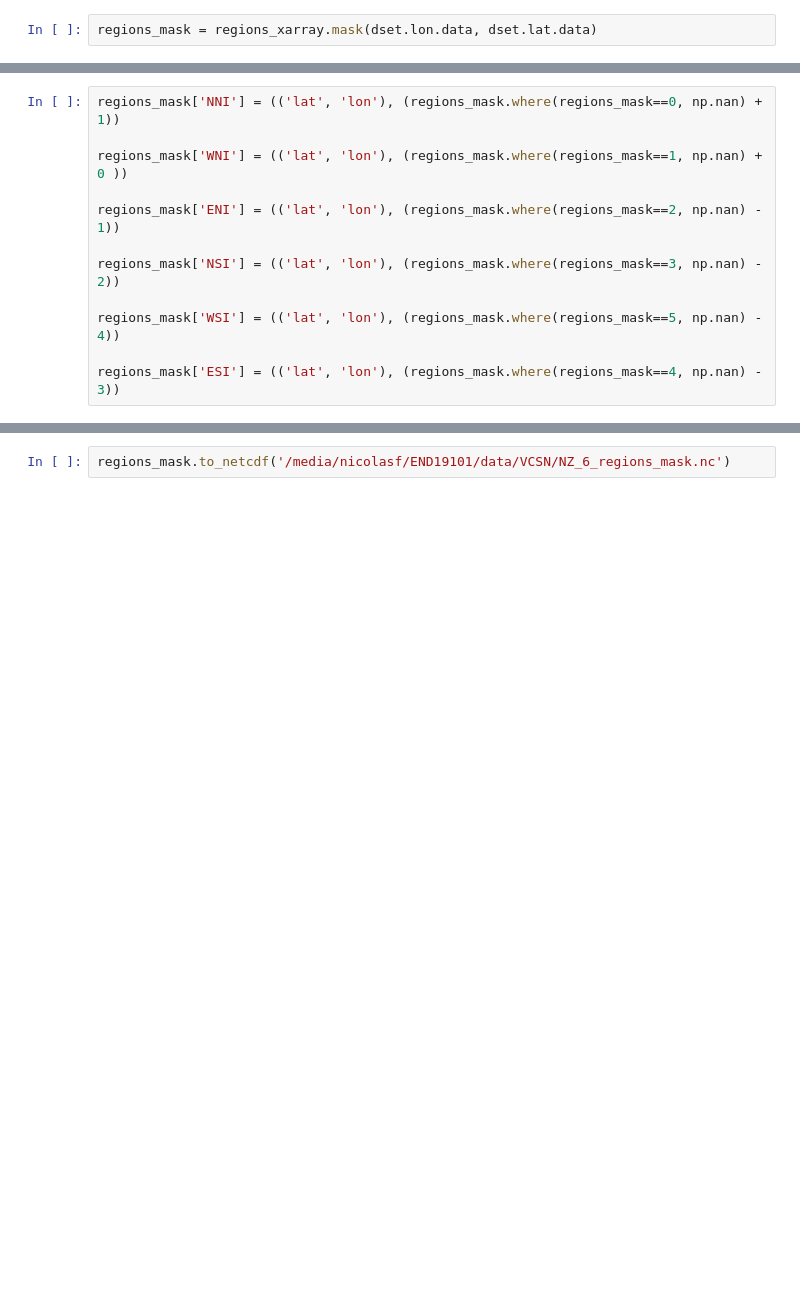
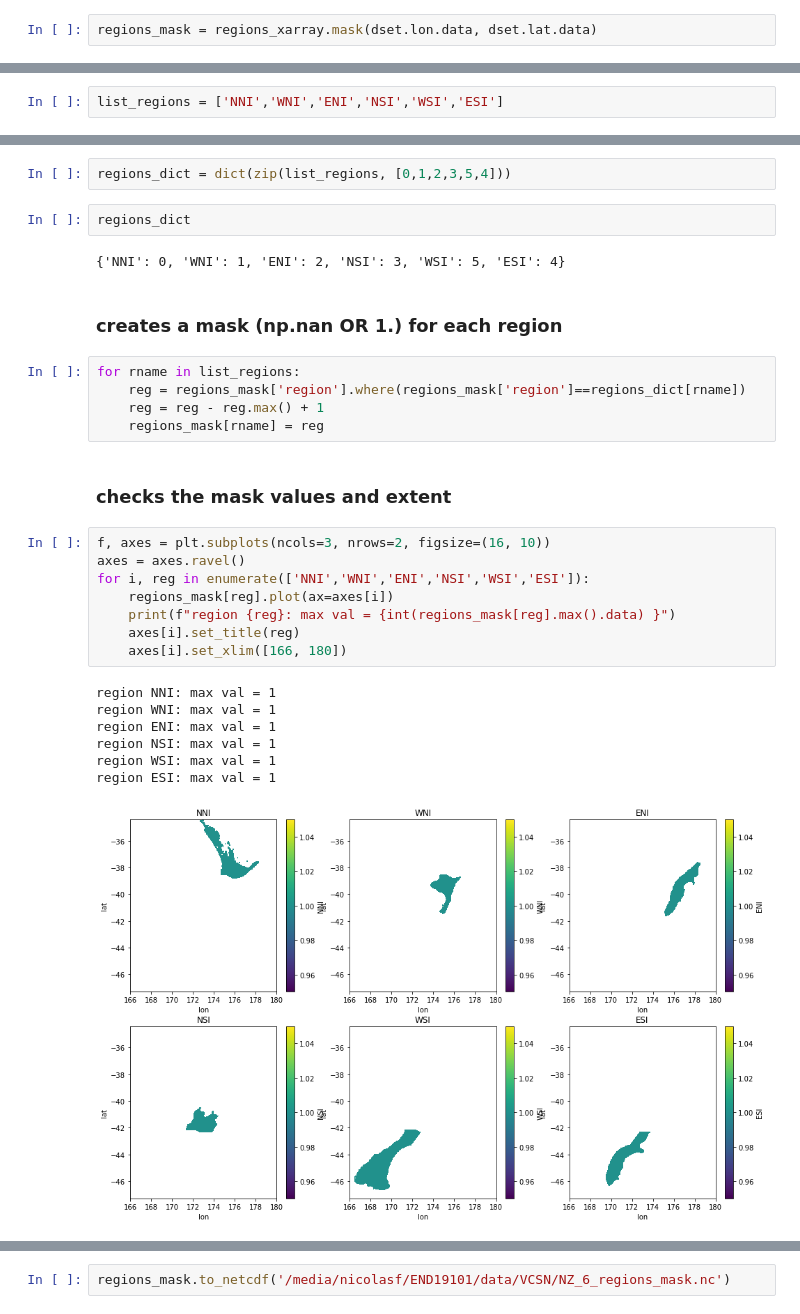
Before and after one commit to nicolasfauchereau/ML4seas, a Jupyter notebook: targets/VCSN/make_region_mask.ipynb, the cells around one changed output, grey strips where cells are left out. Drawn from its saved outputs; the diff is of its cells as text; blank space fills up the shorter version.

```diff
--- a/targets/VCSN/make_region_mask.ipynb
+++ b/targets/VCSN/make_region_mask.ipynb
@@ -119,15 +90,3 @@ regions_mask.plot()
 # %% [output]
 <matplotlib.collections.QuadMesh at 0x...>
 [figure]
-# %%
-regions_mask['NNI'] = (('lat', 'lon'), (regions_mask.where(regions_mask==0, np.nan) + 1))
-
-regions_mask['WNI'] = (('lat', 'lon'), (regions_mask.where(regions_mask==1, np.nan) + 0 ))
-
-regions_mask['ENI'] = (('lat', 'lon'), (regions_mask.where(regions_mask==2, np.nan) - 1))
-
-regions_mask['NSI'] = (('lat', 'lon'), (regions_mask.where(regions_mask==3, np.nan) - 2))
-
-regions_mask['WSI'] = (('lat', 'lon'), (regions_mask.where(regions_mask==5, np.nan) - 4))
-
-regions_mask['ESI'] = (('lat', 'lon'), (regions_mask.where(regions_mask==4, np.nan) - 3))
@@ -133,0 +95,2 @@ regions_mask['ESI'] = (('lat', 'lon'), (regions_mask.where(regions_mask==4, np.n
+# %%
+list_regions = ['NNI','WNI','ENI','NSI','WSI','ESI']
@@ -133,0 +99,31 @@ regions_mask['ESI'] = (('lat', 'lon'), (regions_mask.where(regions_mask==4, np.n
+# %%
+regions_dict = dict(zip(list_regions, [0,1,2,3,5,4]))
+# %%
+regions_dict
+# %% [output]
+{'NNI': 0, 'WNI': 1, 'ENI': 2, 'NSI': 3, 'WSI': 5, 'ESI': 4}
+# %% [markdown]
+### creates a mask (np.nan OR 1.) for each region
+# %%
+for rname in list_regions:
+    reg = regions_mask['region'].where(regions_mask['region']==regions_dict[rname])
+    reg = reg - reg.max() + 1
+    regions_mask[rname] = reg
+# %% [markdown]
+### checks the mask values and extent
+# %%
+f, axes = plt.subplots(ncols=3, nrows=2, figsize=(16, 10))
+axes = axes.ravel()
+for i, reg in enumerate(['NNI','WNI','ENI','NSI','WSI','ESI']):
+    regions_mask[reg].plot(ax=axes[i])
+    print(f"region {reg}: max val = {int(regions_mask[reg].max().data) }")
+    axes[i].set_title(reg)
+    axes[i].set_xlim([166, 180])
+# %% [output]
+region NNI: max val = 1
+region WNI: max val = 1
+region ENI: max val = 1
+region NSI: max val = 1
+region WSI: max val = 1
+region ESI: max val = 1
+[figure, added]
```
Also changed, not shown: parts of 35 cells of this notebook, 2 other files.
